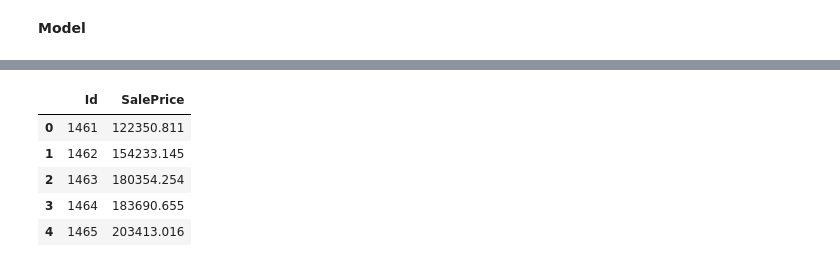
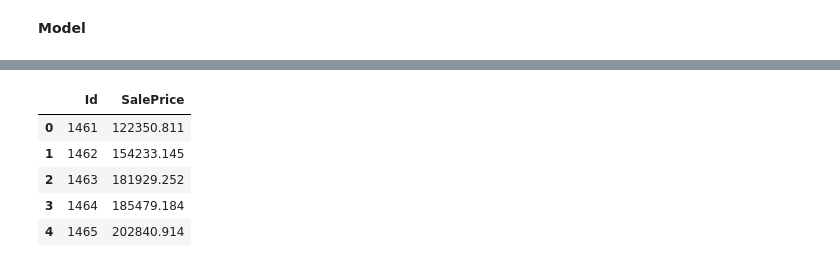
Before and after one commit to phungdx/vccorp_intern, a Jupyter notebook: week1/house_prices.ipynb, the cells around one changed output, grey strips where cells are left out. Cells and saved outputs as stored; diff of their text form; code cells hidden in the pictures.

```diff
--- a/week1/house_prices.ipynb
+++ b/week1/house_prices.ipynb
@@ -307,5 +318,5 @@ There are 58 skewed numerical features to Box Cox transform
 # %% [markdown]
 <b>Chia tập train và test data </b>
 # %%
-train = all_data[:ntrain]
-test = all_data[ntrain:]
+train = all_data_scaled[:ntrain]
+test = all_data_scaled[ntrain:]
@@ -314,5 +322,0 @@ test = all_data[ntrain:]
-# %%
-train = pd.get_dummies(train,
-                        drop_first=False)
-cols_list = train.columns.to_list()
-test = pd.get_dummies(test, drop_first=False).reindex(columns=cols_list).fillna(0)
@@ -323,14 +323,8 @@ Phạm vi giá trị của các features không giống nhau, nên cần đưa v
-# %%
-from sklearn.preprocessing import StandardScaler
-sc = StandardScaler()
-sc.fit(train)
-train_scaled = sc.transform(train.values)
-test_scaled = sc.transform(test.values)
 # %% [markdown]
 <b>Model</b>
 # %%
 from sklearn.model_selection import train_test_split
-X_train, X_test, y_train, y_test = train_test_split(train_scaled, y, random_state=42)
+X_train, X_test, y_train, y_test = train_test_split(train, y, random_state=42)
 # %%
 from xgboost import XGBRegressor
 model = XGBRegressor()
@@ -348,18 +342,18 @@ model.score(X_test, y_test)
 # %%
-pred = pd.DataFrame(model.predict(test_scaled))
+pred = pd.DataFrame(model.predict(test))
 sub_df=pd.read_csv('data/sample_submission.csv')
 datasets=pd.concat([sub_df['Id'],pred],axis=1)
 datasets.columns=['Id','SalePrice']
 
 # datasets.drop([1459],inplace=True)
 datasets.isnull()
 datasets.to_csv('data/sample_submission.csv',index=False)
 
 datasets.head()
 # %% [output]
 |  | Id | SalePrice |
 | 0 | 1461 | 122350.811 |
 | 1 | 1462 | 154233.145 |
-| 2 | 1463 | 180354.254 |
-| 3 | 1464 | 183690.655 |
-| 4 | 1465 | 203413.016 |
+| 2 | 1463 | 181929.252 |
+| 3 | 1464 | 185479.184 |
+| 4 | 1465 | 202840.914 |
```
Also changed, not shown: parts of 12 cells of this notebook.
